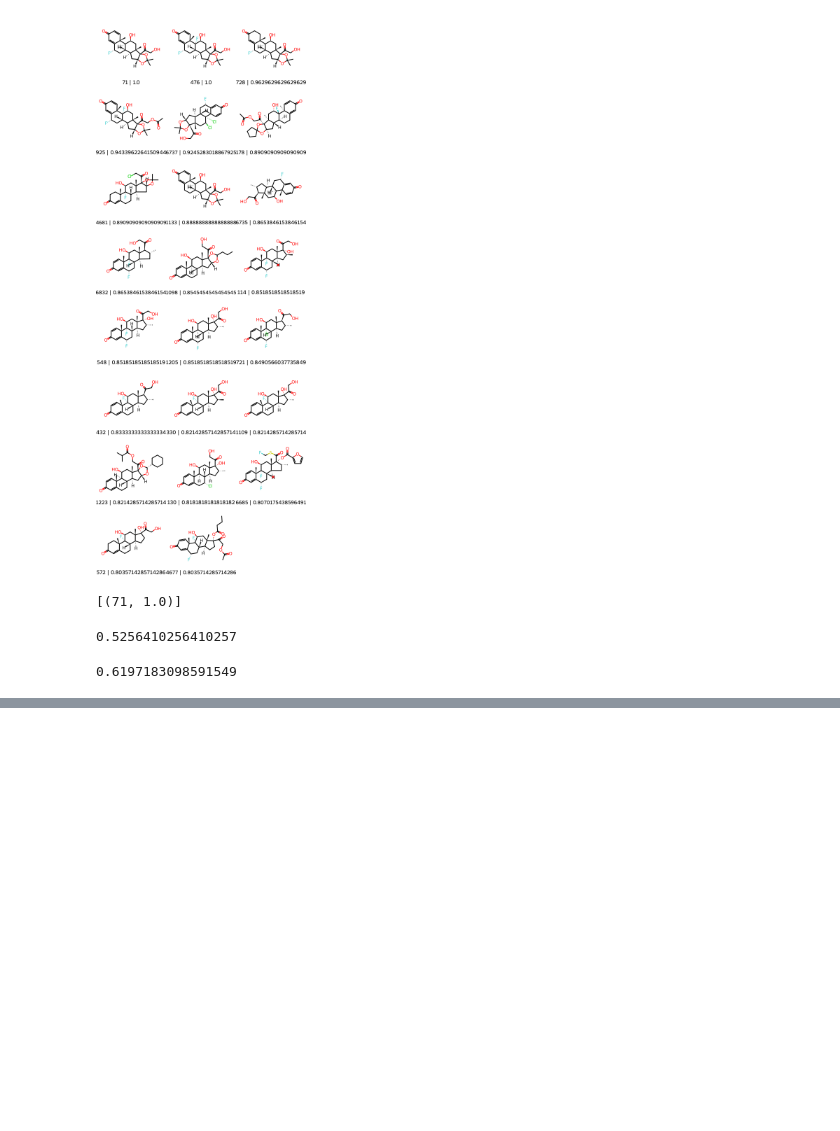
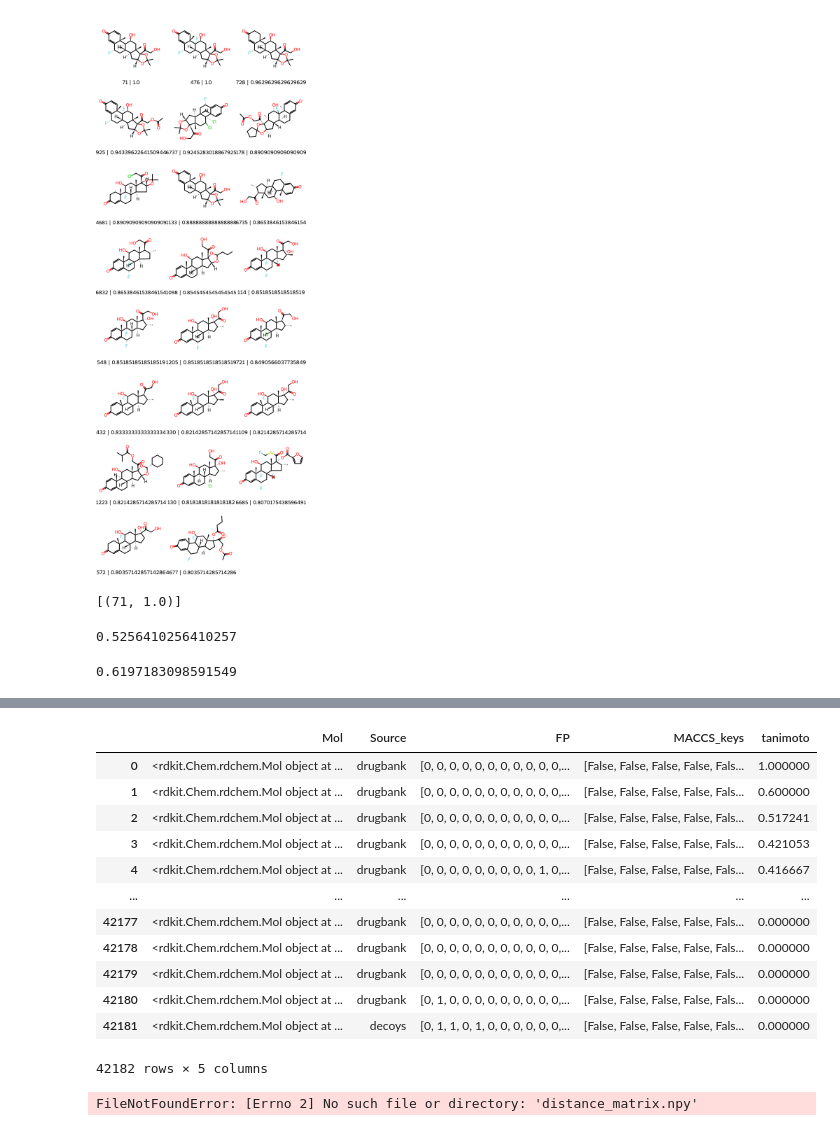
Before and after one commit to lich-uct/cdd2023, a Jupyter notebook: fulopj/jp_ntb/cdd_8.ipynb, the cells around one changed output, grey strips where cells are left out. Cells and saved outputs as stored; diff of their text form; code cells hidden in the pictures; blank space fills up the shorter version.

Commit message:
create dist_matrix

```diff
--- a/fulopj/jp_ntb/cdd_8.ipynb
+++ b/fulopj/jp_ntb/cdd_8.ipynb
@@ -158,0 +185,7 @@ DataStructs.TanimotoSimilarity(drd3_ligands_ecfp[444], drugs_ecfp[6737])
+# %%
+df_db = pd.DataFrame(drug_bank, columns=['Mol', 'Source'])
+df_ac = pd.DataFrame(actives, columns=['Mol', 'Source'])
+df_dc = pd.DataFrame(decoys, columns=['Mol', 'Source'])
+
+df = pd.concat([df_db, df_ac, df_dc], ignore_index=True)
+df
@@ -158,0 +206,5 @@ DataStructs.TanimotoSimilarity(drd3_ligands_ecfp[444], drugs_ecfp[6737])
+# %%
+from rdkit.Chem import AllChem
+
+df['FP'] = df['Mol'].apply(lambda x: AllChem.GetMorganFingerprintAsBitVect(x, 2, nBits=1024))
+df
@@ -158,0 +227,3 @@ DataStructs.TanimotoSimilarity(drd3_ligands_ecfp[444], drugs_ecfp[6737])
+# %%
+df['MACCS_keys'] = df['Mol'].apply(lambda x: [bool(y) for y in MACCSkeys.GenMACCSKeys(x)])
+df
@@ -158,0 +260,27 @@ DataStructs.TanimotoSimilarity(drd3_ligands_ecfp[444], drugs_ecfp[6737])
+# %%
+para = Chem.MolFromSmiles("CC(=O)Nc1ccc(O)cc1")
+para_fp = AllChem.GetMorganFingerprintAsBitVect(para, 2, nBits=1024)
+# %%
+from rdkit import DataStructs
+
+df['tanimoto'] = df['FP'].apply(lambda x: DataStructs.TanimotoSimilarity(x, para_fp))
+df.sort_values(by='tanimoto', ascending=False, ignore_index=True)
+# %% [output]
+|  | Mol | Source | FP | MACCS_keys | tanimoto |
+| 0 | <rdkit.Chem.rdchem.Mol object at ... | drugbank | [0, 0, 0, 0, 0, 0, 0, 0, 0, 0, 0,... | [False, False, False, False, Fals... | 1.000000 |
+| 1 | <rdkit.Chem.rdchem.Mol object at ... | drugbank | [0, 0, 0, 0, 0, 0, 0, 0, 0, 0, 0,... | [False, False, False, False, Fals... | 0.600000 |
+| 2 | <rdkit.Chem.rdchem.Mol object at ... | drugbank | [0, 0, 0, 0, 0, 0, 0, 0, 0, 0, 0,... | [False, False, False, False, Fals... | 0.517241 |
+| 3 | <rdkit.Chem.rdchem.Mol object at ... | drugbank | [0, 0, 0, 0, 0, 0, 0, 0, 0, 0, 0,... | [False, False, False, False, Fals... | 0.421053 |
+| 4 | <rdkit.Chem.rdchem.Mol object at ... | drugbank | [0, 0, 0, 0, 0, 0, 0, 0, 0, 1, 0,... | [False, False, False, False, Fals... | 0.416667 |
+| ... | ... | ... | ... | ... | ... |
+| 42177 | <rdkit.Chem.rdchem.Mol object at ... | drugbank | [0, 0, 0, 0, 0, 0, 0, 0, 0, 0, 0,... | [False, False, False, False, Fals... | 0.000000 |
+| 42178 | <rdkit.Chem.rdchem.Mol object at ... | drugbank | [0, 0, 0, 0, 0, 0, 0, 0, 0, 0, 0,... | [False, False, False, False, Fals... | 0.000000 |
+| 42179 | <rdkit.Chem.rdchem.Mol object at ... | drugbank | [0, 0, 0, 0, 0, 0, 0, 0, 0, 0, 0,... | [False, False, False, False, Fals... | 0.000000 |
+| 42180 | <rdkit.Chem.rdchem.Mol object at ... | drugbank | [0, 1, 0, 0, 0, 0, 0, 0, 0, 0, 0,... | [False, False, False, False, Fals... | 0.000000 |
+| 42181 | <rdkit.Chem.rdchem.Mol object at ... | decoys | [0, 1, 1, 0, 1, 0, 0, 0, 0, 0, 0,... | [False, False, False, False, Fals... | 0.000000 |
+42182 rows × 5 columns
+# %%
+D = pd.DataFrame(np.load('distance_matrix.npy'))
+D
+# %% [output]
+FileNotFoundError: [Errno 2] No such file or directory: 'distance_matrix.npy'
```
Also changed, not shown: parts of 8 cells of this notebook, 1 other file.
